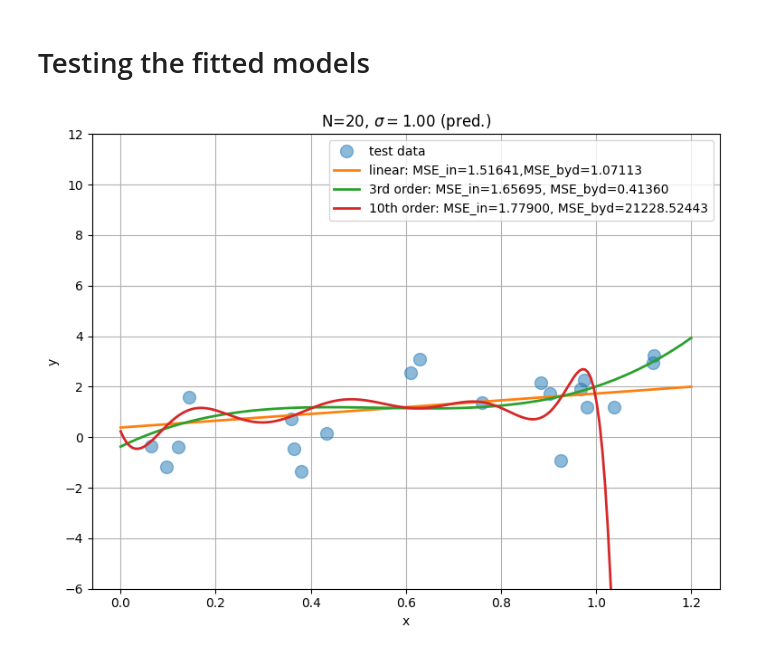
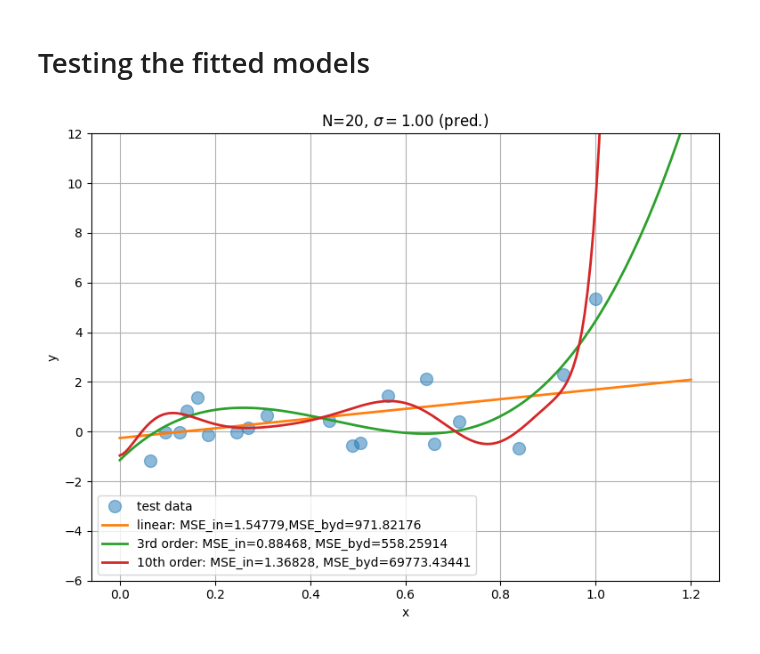
Before and after one commit to exAClior/ML4Materials.jl, a Jupyter notebook: hw/hw1/Python_LinearFitting.ipynb, the cells around one changed output. Drawn from its saved outputs; the diff is of its cells as text; code cells hidden in the pictures.

```diff
--- a/hw/hw1/Python_LinearFitting.ipynb
+++ b/hw/hw1/Python_LinearFitting.ipynb
@@ -120,10 +120,10 @@ x=np.linspace(0.,1.00,N_train)
 s = sigma_train*np.random.randn(N_train)
 
 #linear
-y=2*x+s
+# y=2*x+s
 
 # Tenth Order
-# y=2*x-10*x**5+15*x**10+s
+y=2*x-10*x**5+15*x**10+s
 
 p1=plt.plot(x, y, "o", ms=8, alpha=0.5, label='Training')
 
@@ -166,10 +166,10 @@ plt.title(Title+" (train)")
 
 
 # Linear Filename
-filename_train="content/train-linear_N=%i_noise=%.2f.png"%(N_train, sigma_train)
+# filename_train="content/more_train-linear_N=%i_noise=%.2f.png"%(N_train, sigma_train)
 
 # Tenth Order Filename
-# filename_train="content/train-o10_N=%i_noise=%.2f.png"%(N_train, sigma_train)
+filename_train="content/train-o10_N=%i_noise=%.2f.png"%(N_train, sigma_train)
 
 # Saving figure and showing results
 plt.savefig(filename_train)
@@ -198,14 +198,14 @@ x_test = np.append(x_in, x_byd)
 s_test = sigma_test*np.random.randn(N_test)
 
 # Linear
-y_in =  2 * np.array(x_in) + np.array(s_test[:len(x_in)])
-y_byd = 2 * np.array(x_byd) + np.array(s_test[len(x_in):])
-y_test = np.append(y_in, y_byd)
+# y_in =  2 * np.array(x_in) + np.array(s_test[:len(x_in)])
+# y_byd = 2 * np.array(x_byd) + np.array(s_test[len(x_in):])
+# y_test = np.append(y_in, y_byd)
 
 # Tenth order
-# y_in= 2 * np.array(x_in) - 10 * np.array(x_in)**5 + 15 * np.array(x_in)**10 + np.array(s_test[:len(x_in)])
-# y_byd = 2 * np.array(x_byd) - 10 * np.array(x_byd)**5 + 15 * np.array(x_byd)**10 + np.array(s_test[len(x_in):])
-# y_test = np.append(y_in, y_byd)
+y_in= 2 * np.array(x_in) - 10 * np.array(x_in)**5 + 15 * np.array(x_in)**10 + np.array(s_test[:len(x_in)])
+y_byd = 2 * np.array(x_byd) - 10 * np.array(x_byd)**5 + 15 * np.array(x_byd)**10 + np.array(s_test[len(x_in):])
+y_test = np.append(y_in, y_byd)
 
 # Make design matrices for prediction
 x_plot=np.linspace(0,max_x, 200)
@@ -224,36 +224,36 @@ mse5byd = mean_square_error(y_byd,Y3pred[len(x_in):])
 mse10in = mean_square_error(y_in,Y10pred[:len(x_in)])
 mse10byd = mean_square_error(y_byd,Y10pred[len(x_in):])
 ############## PLOTTING RESULTS ##########
 
 fig = plt.figure(figsize=(8, 6))
 
 p1=plt.plot(x_test, y_test, 'o', ms=10, alpha=0.5, label='test data')
 p2=plt.plot(x_plot,clf.predict(x_plot[:,np.newaxis]), lw=2, label='linear: MSE_in=%.5f,MSE_byd=%.5f'%(mselin,mselbyd))
 p3=plt.plot(x_plot,clf3.predict(X3), lw=2, label='3rd order: MSE_in=%.5f, MSE_byd=%.5f'%(mse5in,mse5byd))
 p10=plt.plot(x_plot,clf10.predict(X10), lw=2, label='10th order: MSE_in=%.5f, MSE_byd=%.5f'%(mse10in,mse10byd))
 
 
 plt.legend(loc='best')
 plt.xlabel('x')
 plt.ylabel('y')
 plt.legend(loc='best')
 Title="N=%i, $\sigma=%.2f$"%(N_test,sigma_test)
 plt.title(Title+" (pred.)")
 plt.tight_layout()
 plt.ylim((-6,12))
 
 # Linear Filename
-filename_test="content/more_pred-linear_N=%i_noise=%.2f.png"%(N_test, sigma_test)
+# filename_test="content/more_pred-linear_N=%i_noise=%.2f.png"%(N_test, sigma_test)
 
 # Tenth Order Filename
-# filename_test="content/" +Title+"pred-o10.png"
+filename_test="content/more_" +Title+"pred-o10.png"
 
 # Saving figure and showing results
 plt.savefig(filename_test)
 plt.grid()
 plt.show()
 # %% [output]
-[figure, old version]
+[figure, new version]
 # %% [markdown]
 ##  Answers
 ### Linear model target
```
Also changed, not shown: parts of 2 cells of this notebook, 11 other files.
